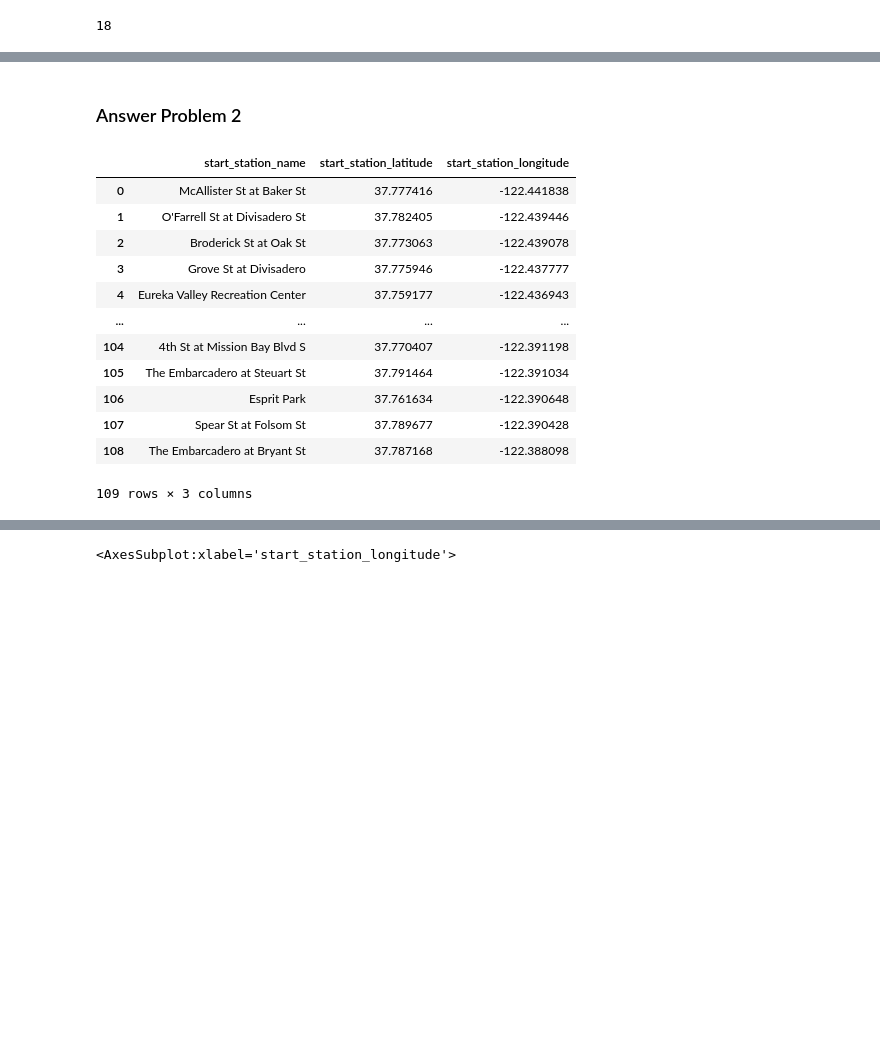
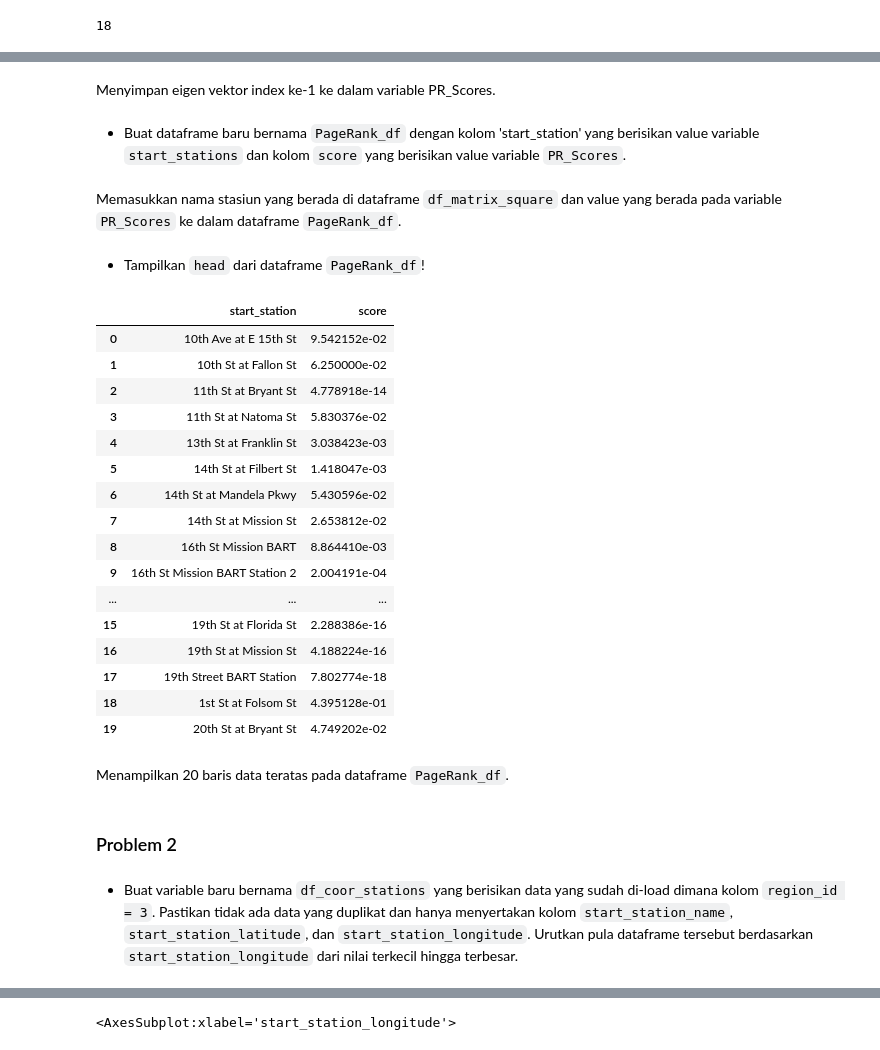
Before and after one commit to Vayxius/h8dsft_P0W2, a Jupyter notebook: h8dsft_P0W2_Ivan_Yapputra_Yappi.ipynb, the cells around one changed output, grey strips where cells are left out. Saved outputs shown, nothing was run; the diff lists cells and outputs as text; code cells hidden in the pictures; blank space fills up the shorter version.

```diff
--- a/h8dsft_P0W2_Ivan_Yapputra_Yappi.ipynb
+++ b/h8dsft_P0W2_Ivan_Yapputra_Yappi.ipynb
@@ -527,21 +472,41 @@ PageRank_df.head(20)
+# %% [markdown]
+Menyimpan eigen vektor index ke-1 ke dalam variable PR_Scores.
+# %% [markdown]
+- Buat dataframe baru bernama `PageRank_df` dengan kolom 'start_station' yang berisikan value variable `start_stations` dan kolom `score` yang berisikan value variable `PR_Scores`.
+# %%
+PageRank_df = pd.DataFrame() # Membuat dataframe kosong dengan nama PageRank_df
+PageRank_df['start_station'] = df_matrix_square.index # Memasukkan value start_stations ke dalam kolom start_station dataframe PageRank_df
+PageRank_df['score'] = np.abs(PR_Scores) # Memasukkan value eigen vektor ke dalam kolom score dataframe PageRank_df
+# %% [markdown]
+Memasukkan nama stasiun yang berada di dataframe `df_matrix_square` dan value yang berada pada variable `PR_Scores` ke dalam dataframe `PageRank_df`.
+# %% [markdown]
+- Tampilkan `head` dari dataframe `PageRank_df`!
+# %%
+PageRank_df.head(20).reset_index().drop(columns='index') # Menampilkan bentuk dataframe PageRank_df
+# %% [output]
+|  | start_station | score |
+| 0 | 10th Ave at E 15th St | 9.542152e-02 |
+| 1 | 10th St at Fallon St | 6.250000e-02 |
+| 2 | 11th St at Bryant St | 4.778918e-14 |
+| 3 | 11th St at Natoma St | 5.830376e-02 |
+| 4 | 13th St at Franklin St | 3.038423e-03 |
+| 5 | 14th St at Filbert St | 1.418047e-03 |
+| 6 | 14th St at Mandela Pkwy | 5.430596e-02 |
+| 7 | 14th St at Mission St | 2.653812e-02 |
+| 8 | 16th St Mission BART | 8.864410e-03 |
+| 9 | 16th St Mission BART Station 2 | 2.004191e-04 |
+| ... | ... | ... |
+| 15 | 19th St at Florida St | 2.288386e-16 |
+| 16 | 19th St at Mission St | 4.188224e-16 |
+| 17 | 19th Street BART Station | 7.802774e-18 |
+| 18 | 1st St at Folsom St | 4.395128e-01 |
+| 19 | 20th St at Bryant St | 4.749202e-02 |
+# %% [markdown]
+Menampilkan 20 baris data teratas pada dataframe `PageRank_df`.
 # %% [markdown]
-### Answer Problem 2
+### Problem 2
+# %% [markdown]
+- Buat variable baru bernama `df_coor_stations` yang berisikan data yang sudah di-load dimana kolom `region_id = 3`. Pastikan tidak ada data yang duplikat dan hanya menyertakan kolom `start_station_name`, `start_station_latitude`, dan `start_station_longitude`. Urutkan pula dataframe tersebut berdasarkan `start_station_longitude` dari nilai terkecil hingga terbesar.
 # %%
 df_coor_stations = bike_system[(bike_system['region_id']==3)][['start_station_name','start_station_latitude','start_station_longitude']].sort_values(
     by=['start_station_longitude'],  ascending=True).drop_duplicates(subset=['start_station_name']).reset_index(drop=True)
-# %%
-df_coor_stations
-# %% [output]
-|  | start_station_name | start_station_latitude | start_station_longitude |
-| 0 | McAllister St at Baker St | 37.777416 | -122.441838 |
-| 1 | O'Farrell St at Divisadero St | 37.782405 | -122.439446 |
-| 2 | Broderick St at Oak St | 37.773063 | -122.439078 |
-| 3 | Grove St at Divisadero | 37.775946 | -122.437777 |
-| 4 | Eureka Valley Recreation Center | 37.759177 | -122.436943 |
-| ... | ... | ... | ... |
-| 104 | 4th St at Mission Bay Blvd S | 37.770407 | -122.391198 |
-| 105 | The Embarcadero at Steuart St | 37.791464 | -122.391034 |
-| 106 | Esprit Park | 37.761634 | -122.390648 |
-| 107 | Spear St at Folsom St | 37.789677 | -122.390428 |
-| 108 | The Embarcadero at Bryant St | 37.787168 | -122.388098 |
-109 rows × 3 columns
```
Also changed, not shown: parts of 62 cells of this notebook, 1 other file.
